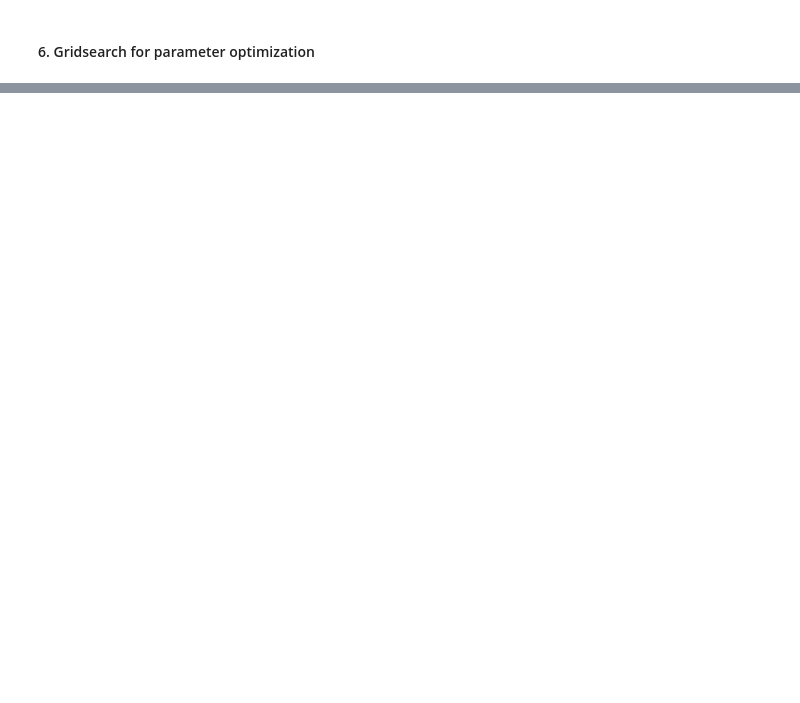
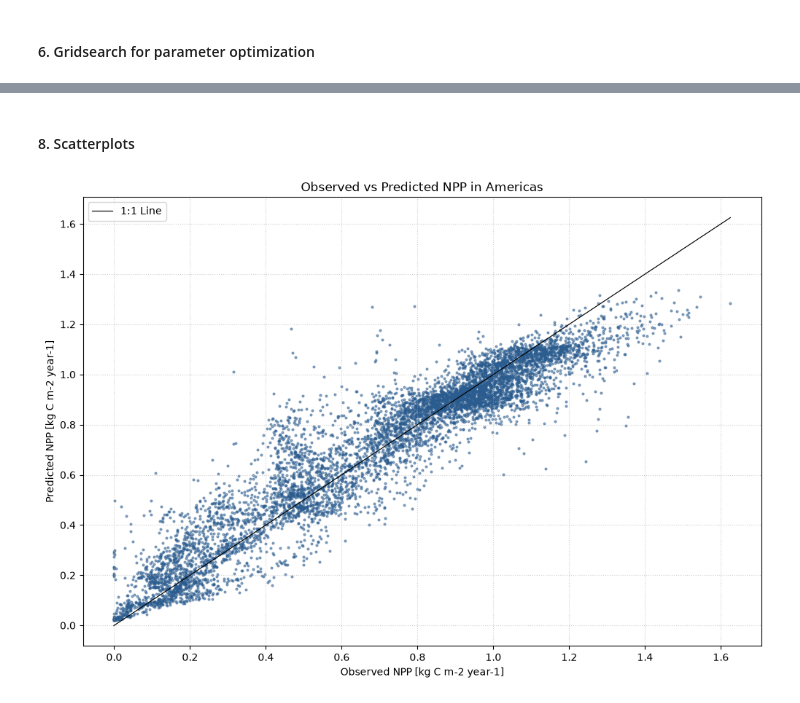
Before and after one commit to Milou-v/BERN01-Groupwork, a Jupyter notebook: project2_RandomForestBiome/RandomForestRegression_Biome_exercise.ipynb, the cells around one changed output, grey strips where cells are left out. Drawn from its saved outputs; the diff is of its cells as text; code cells hidden in the pictures; blank space fills up the shorter version.

```diff
--- a/project2_RandomForestBiome/RandomForestRegression_Biome_exercise.ipynb
+++ b/project2_RandomForestBiome/RandomForestRegression_Biome_exercise.ipynb
@@ -611,0 +615,22 @@ feature_importance_for1(model_vegc_am, X_train_npp_am.columns, 30, title='Featur
+# %% [markdown]
+#### 8. Scatterplots
+# %%
+area = 'Americas'
+plt.figure(figsize=(12, 8))
+plt.scatter(preds_npp_am['obs'], preds_npp_am['pred'], s=4, alpha=0.5, c='#2b5c8f')
+
+# Determine global min and max to span the full plot range
+min_val = min(preds_npp_am['obs'].min(), preds_npp_am['pred'].min())
+max_val = max(preds_npp_am['obs'].max(), preds_npp_am['pred'].max())
+
+# Add 1:1 reference line
+plt.plot([min_val, max_val], [min_val, max_val], color='black', linewidth=0.85, label='1:1 Line')
+
+plt.xlabel('Observed NPP [kg C m-2 year-1]')
+plt.ylabel('Predicted NPP [kg C m-2 year-1]')
+plt.title(f'Observed vs Predicted NPP in {area}')
+plt.legend()
+plt.grid(True, linestyle=':', alpha=0.6)
+plt.show()
+# %% [output]
+[figure, added]
```
Also changed, not shown: parts of 30 cells of this notebook.
